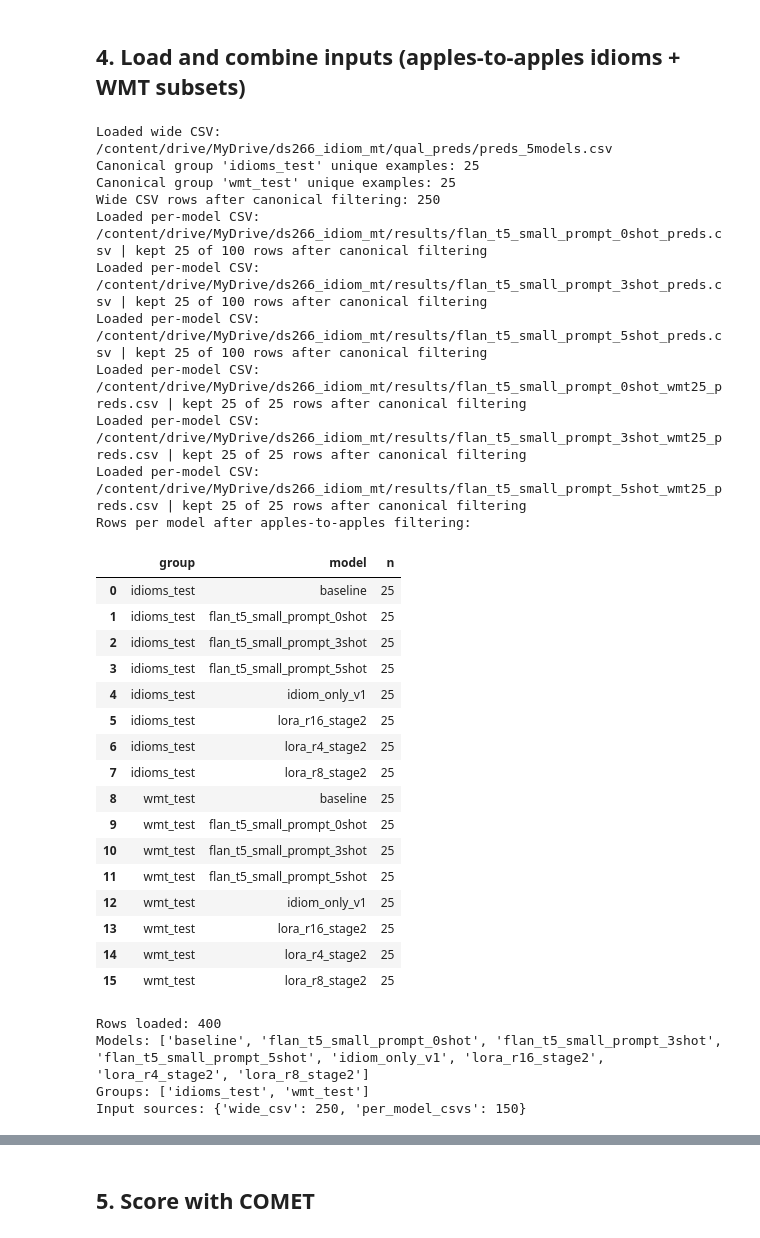
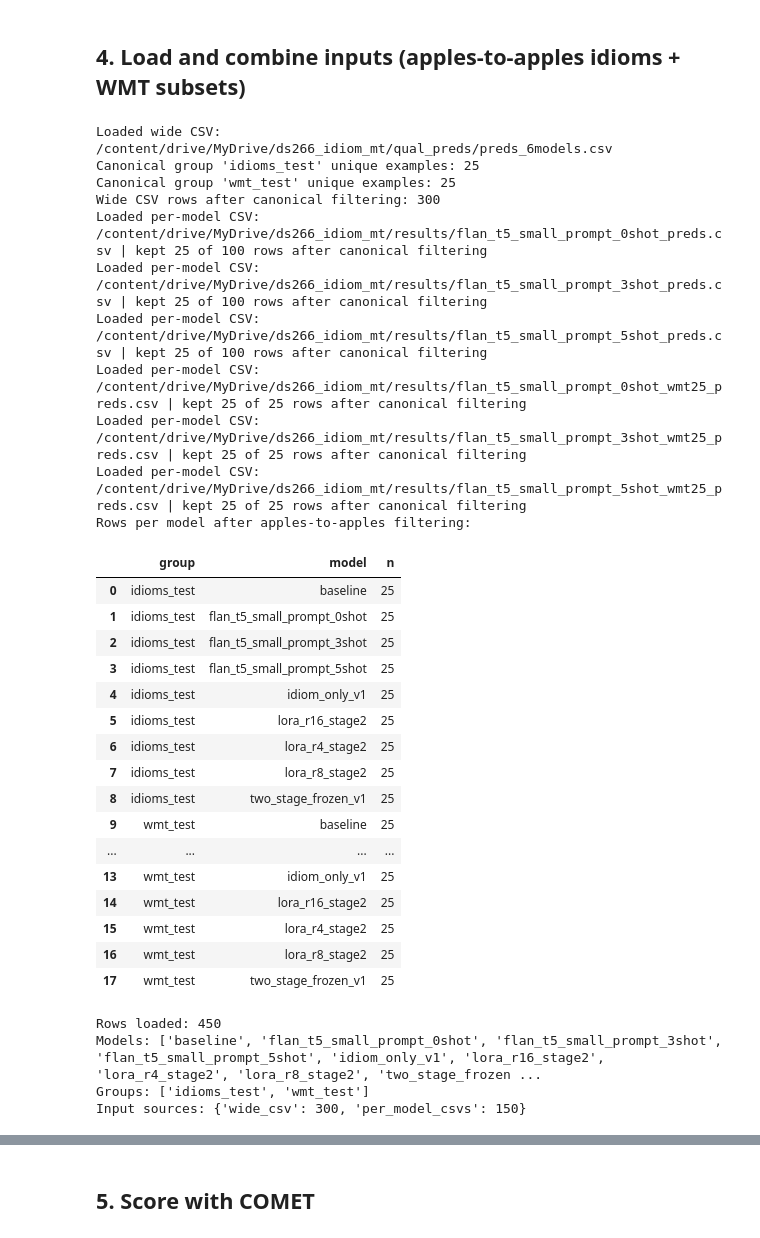
Before and after one commit to auntiepersilla/Idiom_Aware_MT_Finetuning_EN-DE, a Jupyter notebook: notebooks/30_eval_idiom_aware_MT_COMET.ipynb, the cells around one changed output, grey strips where cells are left out. Saved outputs shown, nothing was run; the diff lists cells and outputs as text; code cells hidden in the pictures.

```diff
--- a/notebooks/30_eval_idiom_aware_MT_COMET.ipynb
+++ b/notebooks/30_eval_idiom_aware_MT_COMET.ipynb
@@ -369,45 +425,45 @@ Loaded COMET model: Unbabel/wmt22-comet-da
 # %% [markdown]
 ## 4. Load and combine inputs (apples-to-apples idioms + WMT subsets)
 # %%
-combined_df, canonical_df = load_inputs()
+combined_df, canonical_pairs_df = load_inputs()
 print("Rows loaded:", len(combined_df))
 print("Models:", sorted(combined_df["model"].unique().tolist()))
 print("Groups:", sorted(combined_df["group"].dropna().unique().tolist()))
 print("Input sources:", combined_df["input_source"].value_counts().to_dict())
-canonical_df.head()
+canonical_pairs_df.head()
 # %% [output]
-Loaded wide CSV: /content/drive/MyDrive/ds266_idiom_mt/qual_preds/preds_5models.csv
+Loaded wide CSV: /content/drive/MyDrive/ds266_idiom_mt/qual_preds/preds_6models.csv
 Canonical group 'idioms_test' unique examples: 25
 Canonical group 'wmt_test' unique examples: 25
-Wide CSV rows after canonical filtering: 250
+Wide CSV rows after canonical filtering: 300
 Loaded per-model CSV: /content/drive/MyDrive/ds266_idiom_mt/results/flan_t5_small_prompt_0shot_preds.csv | kept 25 of 100 rows after canonical filtering
 Loaded per-model CSV: /content/drive/MyDrive/ds266_idiom_mt/results/flan_t5_small_prompt_3shot_preds.csv | kept 25 of 100 rows after canonical filtering
 Loaded per-model CSV: /content/drive/MyDrive/ds266_idiom_mt/results/flan_t5_small_prompt_5shot_preds.csv | kept 25 of 100 rows after canonical filtering
 Loaded per-model CSV: /content/drive/MyDrive/ds266_idiom_mt/results/flan_t5_small_prompt_0shot_wmt25_preds.csv | kept 25 of 25 rows after canonical filtering
 Loaded per-model CSV: /content/drive/MyDrive/ds266_idiom_mt/results/flan_t5_small_prompt_3shot_wmt25_preds.csv | kept 25 of 25 rows after canonical filtering
 Loaded per-model CSV: /content/drive/MyDrive/ds266_idiom_mt/results/flan_t5_small_prompt_5shot_wmt25_preds.csv | kept 25 of 25 rows after canonical filtering
 Rows per model after apples-to-apples filtering:
 |  | group | model | n |
 | 0 | idioms_test | baseline | 25 |
 | 1 | idioms_test | flan_t5_small_prompt_0shot | 25 |
 | 2 | idioms_test | flan_t5_small_prompt_3shot | 25 |
 | 3 | idioms_test | flan_t5_small_prompt_5shot | 25 |
 | 4 | idioms_test | idiom_only_v1 | 25 |
 | 5 | idioms_test | lora_r16_stage2 | 25 |
 | 6 | idioms_test | lora_r4_stage2 | 25 |
 | 7 | idioms_test | lora_r8_stage2 | 25 |
-| 8 | wmt_test | baseline | 25 |
-| 9 | wmt_test | flan_t5_small_prompt_0shot | 25 |
-| 10 | wmt_test | flan_t5_small_prompt_3shot | 25 |
-| 11 | wmt_test | flan_t5_small_prompt_5shot | 25 |
-| 12 | wmt_test | idiom_only_v1 | 25 |
-| 13 | wmt_test | lora_r16_stage2 | 25 |
-| 14 | wmt_test | lora_r4_stage2 | 25 |
-| 15 | wmt_test | lora_r8_stage2 | 25 |
+| 8 | idioms_test | two_stage_frozen_v1 | 25 |
+| 9 | wmt_test | baseline | 25 |
+| ... | ... | ... | ... |
+| 13 | wmt_test | idiom_only_v1 | 25 |
+| 14 | wmt_test | lora_r16_stage2 | 25 |
+| 15 | wmt_test | lora_r4_stage2 | 25 |
+| 16 | wmt_test | lora_r8_stage2 | 25 |
+| 17 | wmt_test | two_stage_frozen_v1 | 25 |
-Rows loaded: 400
-Models: ['baseline', 'flan_t5_small_prompt_0shot', 'flan_t5_small_prompt_3shot', 'flan_t5_small_prompt_5shot', 'idiom_only_v1', 'lora_r16_stage2', 'lora_r4_stage2', 'lora_r8_stage2']
+Rows loaded: 450
+Models: ['baseline', 'flan_t5_small_prompt_0shot', 'flan_t5_small_prompt_3shot', 'flan_t5_small_prompt_5shot', 'idiom_only_v1', 'lora_r16_stage2', 'lora_r4_stage2', 'lora_r8_stage2', 'two_stage_frozen ...
 Groups: ['idioms_test', 'wmt_test']
-Input sources: {'wide_csv': 250, 'per_model_csvs': 150}
+Input sources: {'wide_csv': 300, 'per_model_csvs': 150}
 |  | example_id | src | ref | group | src_norm | ref_norm | pair_key |
 | 0 | 0 | Dad says I'm not cut out for the ... | Dad sagt, ich bin nicht fürs Mili... | idioms_test | Dad says I'm not cut out for the ... | Dad sagt, ich bin nicht fürs Mili... | (Dad says I'm not cut out for the... |
 | 1 | 1 | She's always trying to pass the b... | Sie versucht immer, den schwarzen... | idioms_test | She's always trying to pass the b... | Sie versucht immer, den schwarzen... | (She's always trying to pass the ... |
```
Also changed, not shown: parts of 19 cells of this notebook.
